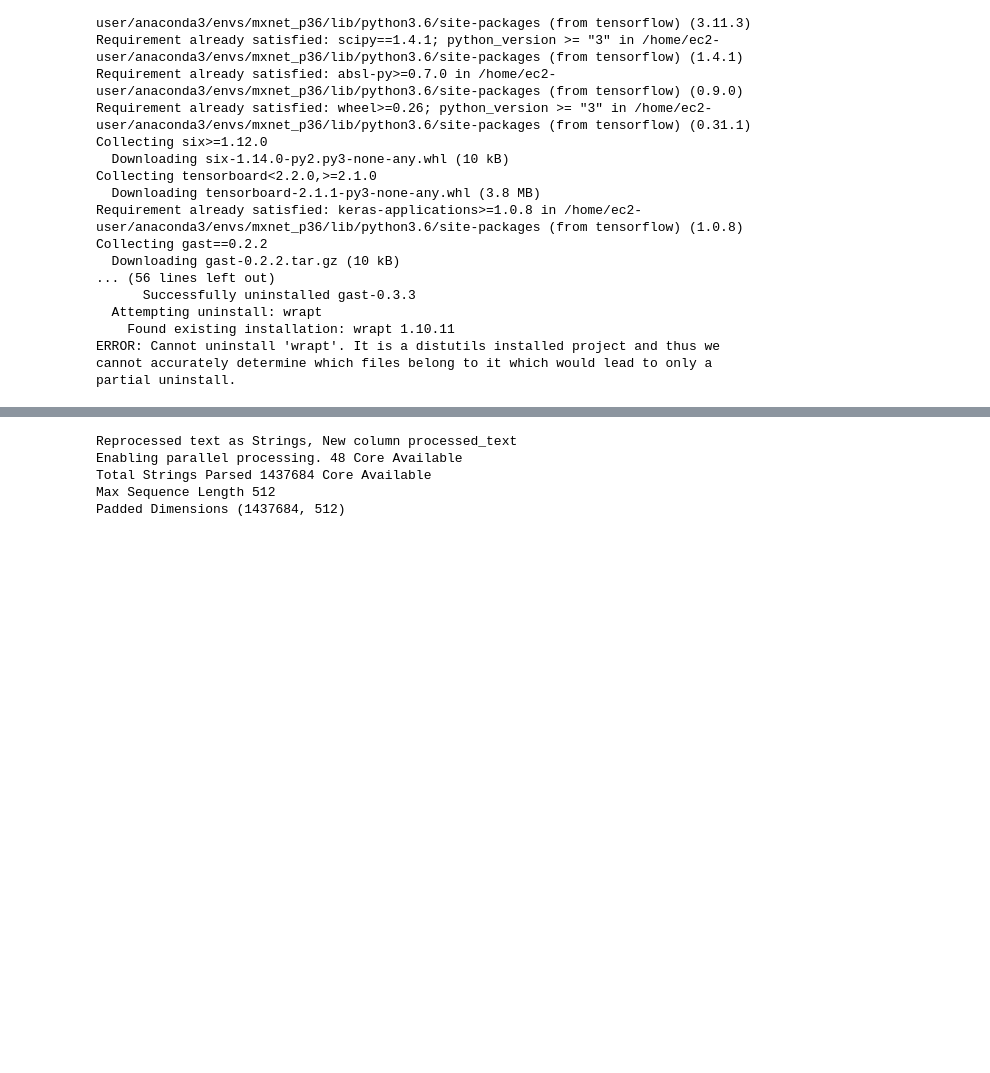
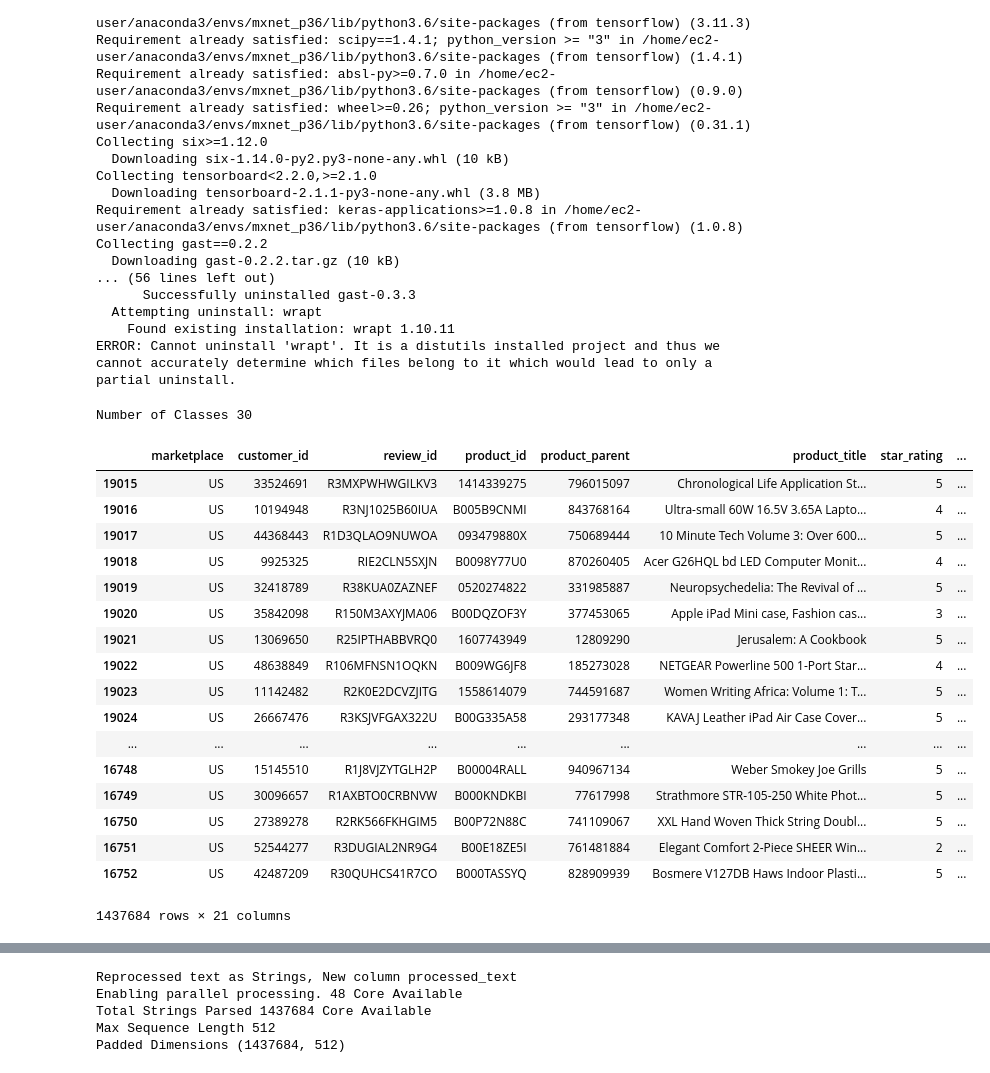
Before and after one commit to raminetinati/Amazon-Reviews-Demo, a Jupyter notebook: 1_reviews_exploration_experimentation/Amazon_Reviews_exploration_experimentation.ipynb, the cells around one changed output, grey strips where cells are left out. Drawn from its saved outputs; the diff is of its cells as text; code cells hidden in the pictures; blank space fills up the shorter version.

```diff
--- a/1_reviews_exploration_experimentation/Amazon_Reviews_exploration_experimentation.ipynb
+++ b/1_reviews_exploration_experimentation/Amazon_Reviews_exploration_experimentation.ipynb
@@ -1059,0 +1080,63 @@ from transformers import BertTokenizer, TFBertModel
+# %%
+def create_label_mapping(df):
+
+    num_labels = df['product_category'].nunique()
+    labels_unique = df['product_category'].unique()
+    print('Number of Classes {}'.format(num_labels))
+
+    labels = df['product_category'].tolist()
+    #convert to index for reversals
+    labels_unique_name_idx = { labels_unique[i] :  i for i in range(0, len(labels_unique) ) }
+    labels_unique_idx_name = { i : labels_unique[i] for i in range(0, len(labels_unique) ) }
+#     print(labels_unique_name_idx)
+
+    labels_idx_col = []
+    for lab in labels:
+        if lab in labels_unique_name_idx:
+            labels_idx_col.append(labels_unique_name_idx[lab])
+
+    df['label'] = labels_idx_col
+
+#     display(df)
+
+    return df, labels_unique_idx_name, num_labels
+
+sampled_data, labels_mapping, num_labels = create_label_mapping(sampled_data)
+# %% [output]
+Number of Classes 30
+# %%
+def create_text_column(df,text_col):
+
+
+    col_to_add = 'processed_text'
+    tmp = df[text_col]
+    xs = []
+    for entry in tmp:
+        res = str(entry).strip('][').split(', ')
+        res = ' '.join(res)
+        xs.append(res)
+
+    df['processed_text'] = xs
+#     display(df)
+    return df
+
+sampled_data = create_text_column(sampled_data, 'review_body_processed')
+# %% [output]
+|  | marketplace | customer_id | review_id | product_id | product_parent | product_title | star_rating | ... |
+| 19015 | US | 33524691 | R3MXPWHWGILKV3 | 1414339275 | 796015097 | Chronological Life Application St... | 5 | ... |
+| 19016 | US | 10194948 | R3NJ1025B60IUA | B005B9CNMI | 843768164 | Ultra-small 60W 16.5V 3.65A Lapto... | 4 | ... |
+| 19017 | US | 44368443 | R1D3QLAO9NUWOA | 093479880X | 750689444 | 10 Minute Tech Volume 3: Over 600... | 5 | ... |
+| 19018 | US | 9925325 | RIE2CLN5SXJN | B0098Y77U0 | 870260405 | Acer G26HQL bd LED Computer Monit... | 4 | ... |
+| 19019 | US | 32418789 | R38KUA0ZAZNEF | 0520274822 | 331985887 | Neuropsychedelia: The Revival of ... | 5 | ... |
+| 19020 | US | 35842098 | R150M3AXYJMA06 | B00DQZOF3Y | 377453065 | Apple iPad Mini case, Fashion cas... | 3 | ... |
+| 19021 | US | 13069650 | R25IPTHABBVRQ0 | 1607743949 | 12809290 | Jerusalem: A Cookbook | 5 | ... |
+| 19022 | US | 48638849 | R106MFNSN1OQKN | B009WG6JF8 | 185273028 | NETGEAR Powerline 500 1-Port Star... | 4 | ... |
+| 19023 | US | 11142482 | R2K0E2DCVZJITG | 1558614079 | 744591687 | Women Writing Africa: Volume 1: T... | 5 | ... |
+| 19024 | US | 26667476 | R3KSJVFGAX322U | B00G335A58 | 293177348 | KAVAJ Leather iPad Air Case Cover... | 5 | ... |
+| ... | ... | ... | ... | ... | ... | ... | ... | ... |
+| 16748 | US | 15145510 | R1J8VJZYTGLH2P | B00004RALL | 940967134 | Weber Smokey Joe Grills | 5 | ... |
+| 16749 | US | 30096657 | R1AXBTO0CRBNVW | B000KNDKBI | 77617998 | Strathmore STR-105-250 White Phot... | 5 | ... |
+| 16750 | US | 27389278 | R2RK566FKHGIM5 | B00P72N88C | 741109067 | XXL Hand Woven Thick String Doubl... | 5 | ... |
+| 16751 | US | 52544277 | R3DUGIAL2NR9G4 | B00E18ZE5I | 761481884 | Elegant Comfort 2-Piece SHEER Win... | 2 | ... |
+| 16752 | US | 42487209 | R30QUHCS41R7CO | B000TASSYQ | 828909939 | Bosmere V127DB Haws Indoor Plasti... | 5 | ... |
+1437684 rows × 21 columns
```
Also changed, not shown: parts of 11 cells of this notebook.
